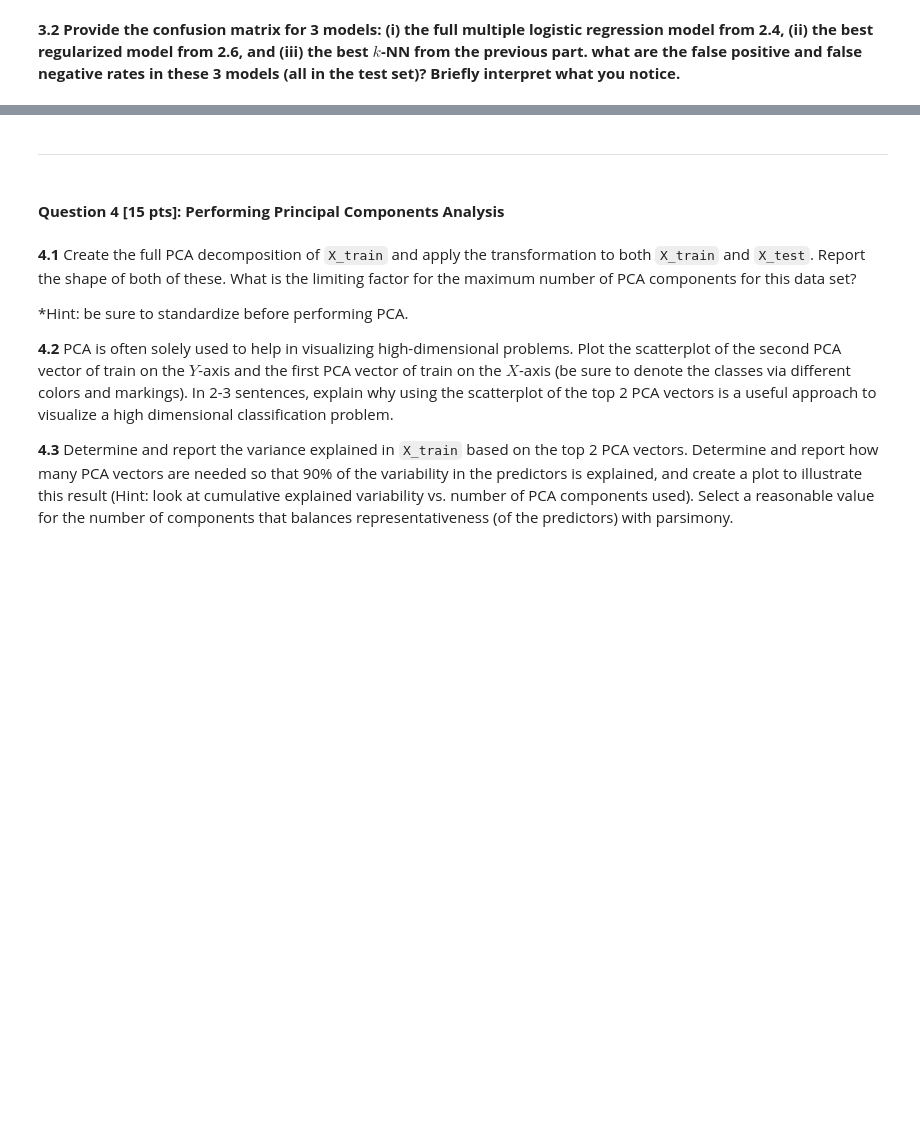
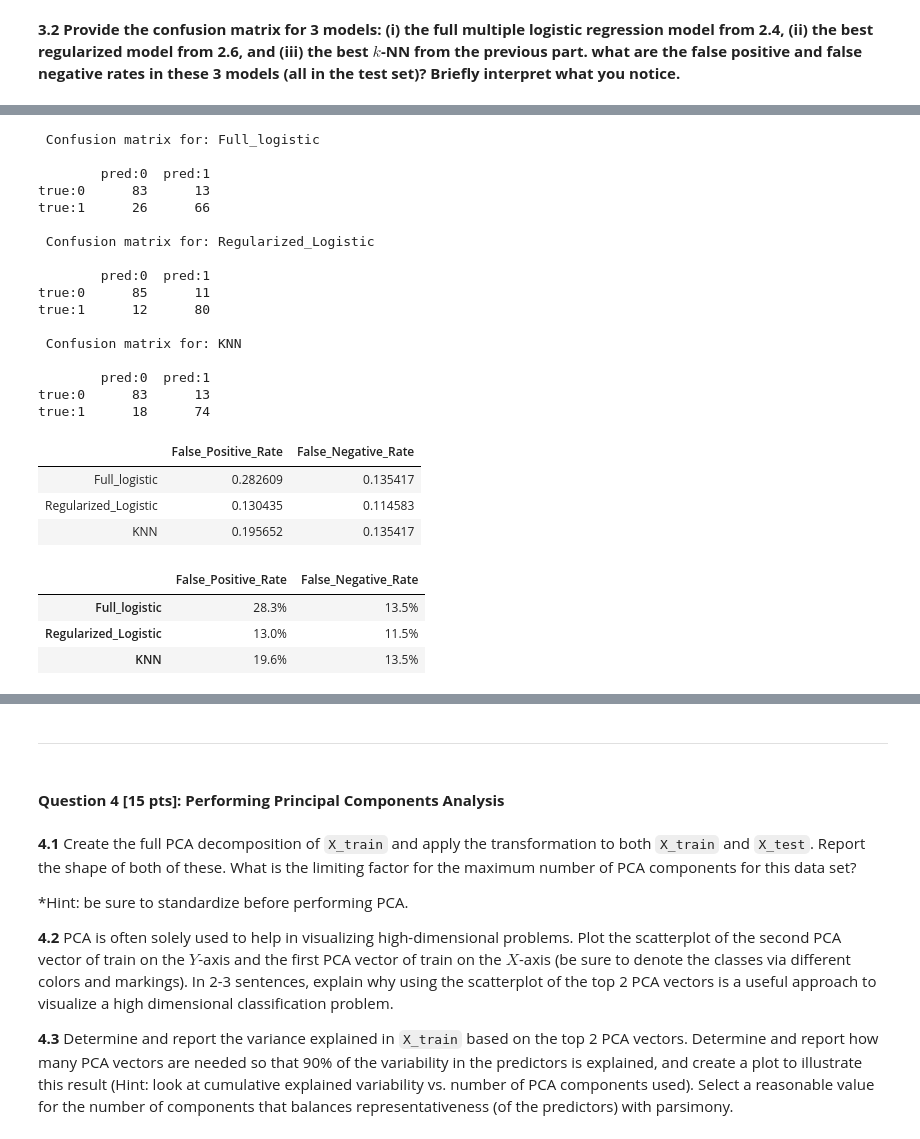
Before and after one commit to CreditPy/2021-s109a, a Jupyter notebook: cs_s109a_hw4/cs_s109a_hw4.ipynb, the cells around one changed output, grey strips where cells are left out. Saved outputs shown, nothing was run; the diff lists cells and outputs as text; code cells hidden in the pictures; blank space fills up the shorter version.

```diff
--- a/cs_s109a_hw4/cs_s109a_hw4.ipynb
+++ b/cs_s109a_hw4/cs_s109a_hw4.ipynb
@@ -426,0 +447,15 @@ The number of non-zero coefficients in the model is: 19
+# %%
+# helper function to calculate false positive and false positive rates
+def calc_confusion_rate(confusion_matrix):
+        TP = confusion_matrix.loc['true:0','pred:0']
+        TN =  confusion_matrix.loc['true:1','pred:1']
+        FP =  confusion_matrix.loc['true:1','pred:0']
+        FN =  confusion_matrix.loc['true:0','pred:1']
+        FP_rate = FP / (FP+TN)
+        FN_rate = FN / (FN+TP)
+        return FP_rate, FN_rate
+# %%
+# set the set of models and rates we seek to explore
+models = [logreg_all, best_reg_model, best_knn_model]
+model_descriptions = ['Full_logistic', 'Regularized_bLogistic', 'KNN']
+confusion_rates = ['False_Positive_Rate', 'False_Negative_Rate']
@@ -426,0 +473,54 @@ The number of non-zero coefficients in the model is: 19
+# %%
+index = 0
+for model in models:
+    # confusion matrix for model with all predictors
+    model.fit(X_train,y_train)
+    y_hat_test = model.predict(X_test)
+    conf_df = pd.DataFrame(
+        metrics.confusion_matrix(y_test, y_hat_test),
+        index=['true:0', 'true:1'],
+        columns=['pred:0', 'pred:1'])
+    curr_model_descr = model_descriptions[index]
+    print("\n Confusion matrix for:", curr_model_descr,"\n")
+
+    # calculate false positive and false negative rate
+    FP_rate, FN_rate = calc_confusion_rate(conf_df)
+
+    # Add rates to dataframe for clear comparison
+    confusion_rate_df.loc[curr_model_descr,'False_Positive_Rate'] = FP_rate
+    confusion_rate_df.loc[curr_model_descr,'False_Negative_Rate'] = FN_rate
+    print(conf_df)
+    index = index + 1
+# %% [output]
+ Confusion matrix for: Full_logistic
+
+        pred:0  pred:1
+true:0      83      13
+true:1      26      66
+
+ Confusion matrix for: Regularized_Logistic
+
+        pred:0  pred:1
+true:0      85      11
+true:1      12      80
+
+ Confusion matrix for: KNN
+
+        pred:0  pred:1
+true:0      83      13
+true:1      18      74
+|  | False_Positive_Rate | False_Negative_Rate |
+| Full_logistic | 0.282609 | 0.135417 |
+| Regularized_Logistic | 0.130435 | 0.114583 |
+| KNN | 0.195652 | 0.135417 |
+# %%
+# display the rates by model in percentage format
+confusion_rate_df.style.format({
+    'False_Positive_Rate': '{:,.1%}'.format,
+    'False_Negative_Rate': '{:,.1%}'.format,
+})
+# %% [output]
+|  | False_Positive_Rate | False_Negative_Rate |
+| Full_logistic | 28.3% | 13.5% |
+| Regularized_Logistic | 13.0% | 11.5% |
+| KNN | 19.6% | 13.5% |
```
Also changed, not shown: parts of 16 cells of this notebook.
